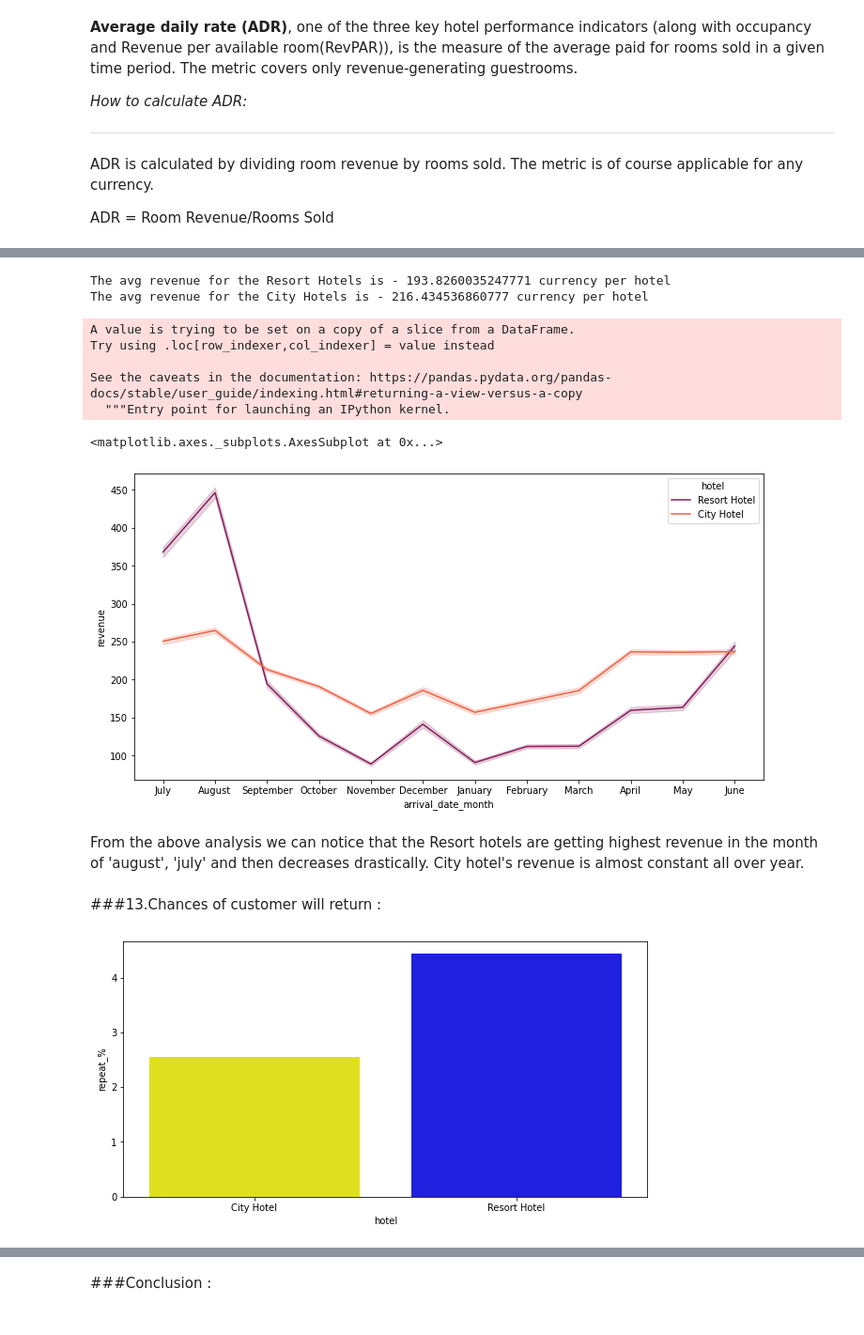
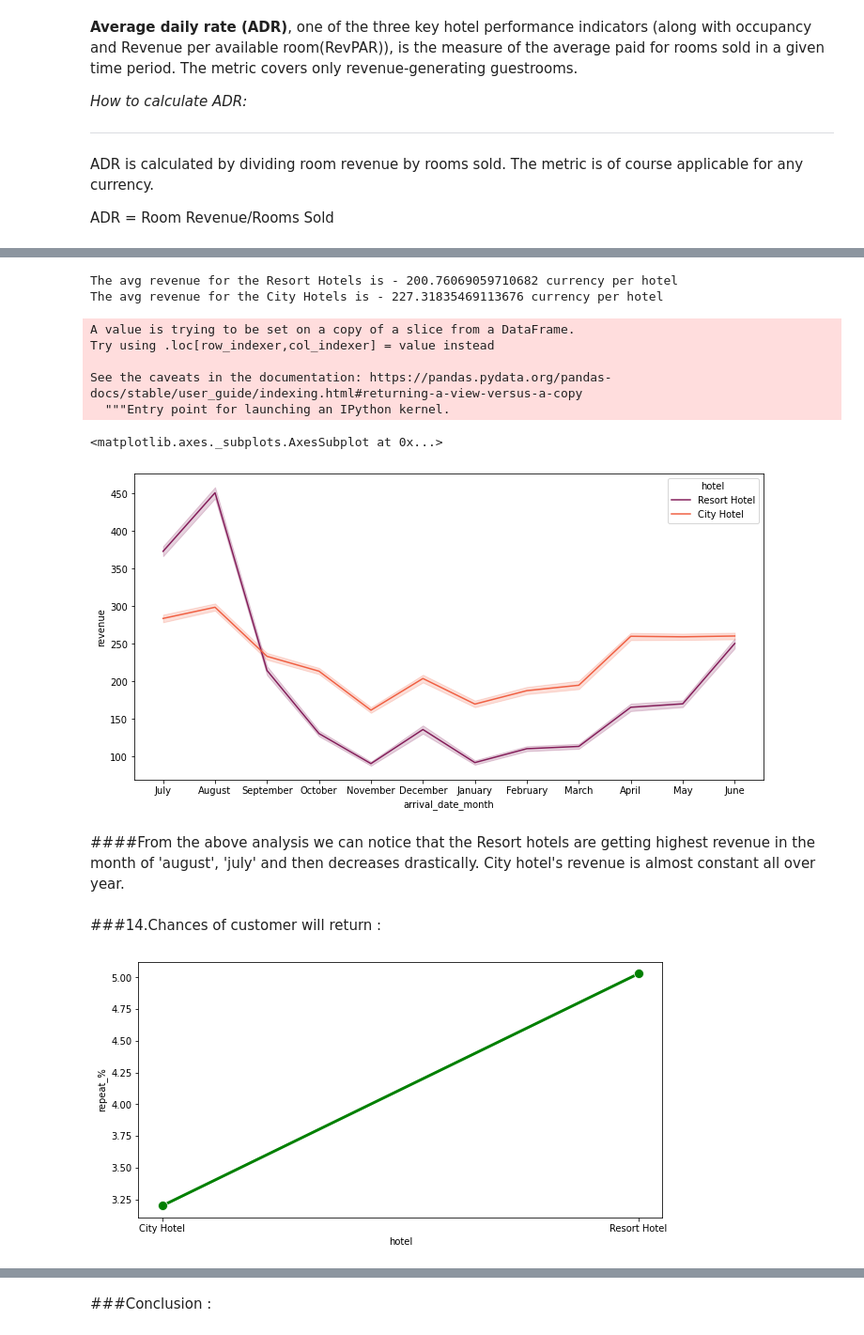
Before and after one commit to Nimisha-Nooti/hotel-data-analysis, a Jupyter notebook: Group_EDA_Hotel_Booking_Analysis_Capstone_Project.ipynb, the cells around one changed output, grey strips where cells are left out. Shown at 94% size. Cells and saved outputs as stored; diff of their text form; code cells hidden in the pictures.

```diff
--- a/Group_EDA_Hotel_Booking_Analysis_Capstone_Project.ipynb
+++ b/Group_EDA_Hotel_Booking_Analysis_Capstone_Project.ipynb
@@ -91,3 +104,7 @@ sns.heatmap(new_hotel_df.isnull(),yticklabels=False,cbar=False,cmap='viridis')
+# %%
+# Removing duplicate rows:
+new_hotel_df[new_hotel_df.duplicated()]
+new_hotel_df.drop_duplicates(inplace = True)
 # %%
 # sorting null values of the above 4 columns
 No_Null_company_df = new_hotel_df[~new_hotel_df['company'].isna()]
@@ -668,20 +689,19 @@ Now, Rooms sold are calculated based on no. of booking ie., no. of aduld booking
 # %%
 No_Null_children_df['revenue'] = No_Null_children_df['adr'] * (No_Null_children_df['adults']+No_Null_children_df['children'])
+
 # Resort hotels revenue
-
 resort_revenue = No_Null_children_df.loc[(No_Null_children_df.is_canceled == 0)&(No_Null_children_df.hotel == 'Resort Hotel'),'revenue']
 avg_room_revenue_1 = resort_revenue.mean()
 print(f"The avg revenue for the Resort Hotels is - {avg_room_revenue_1} currency per hotel")
 
 
 # city hotels revenue
-
 city_revenue = No_Null_children_df.loc[(No_Null_children_df.is_canceled == 0)&(No_Null_children_df.hotel == 'City Hotel'), 'revenue']
 avg_room_revenue_2 = city_revenue.mean()
 print(f"The avg revenue for the City Hotels is - {avg_room_revenue_2} currency per hotel")
 # %% [output]
-The avg revenue for the Resort Hotels is - 193.8260035247771 currency per hotel
-The avg revenue for the City Hotels is - 216.434536860777 currency per hotel
+The avg revenue for the Resort Hotels is - 200.76069059710682 currency per hotel
+The avg revenue for the City Hotels is - 227.31835469113676 currency per hotel
 A value is trying to be set on a copy of a slice from a DataFrame.
 Try using .loc[row_indexer,col_indexer] = value instead
 
@@ -692,30 +712,30 @@ plt.figure(figsize = (12,6))
 sns.lineplot(x='arrival_date_month', y='revenue', hue='hotel', data= No_Null_children_df, palette='rocket')
 # %% [output]
 <matplotlib.axes._subplots.AxesSubplot at 0x...>
-[figure, old version]
+[figure, new version]
 # %% [markdown]
-From the above analysis we can notice that the Resort hotels are getting highest revenue in the month of 'august', 'july' and then decreases drastically. City hotel's revenue is almost constant all over year.
+####From the above analysis we can notice that the Resort hotels are getting highest revenue in the month of 'august', 'july' and then decreases drastically. City hotel's revenue is almost constant all over year.
 # %% [markdown]
-###13.Chances of customer will return :
+###14.Chances of customer will return :
 # %%
 grouped_by_hotel = new_hotel_df.groupby('hotel')
 
 # Selecting th repeated customers booking and counting them
 repeated_data =new_hotel_df[new_hotel_df['is_repeated_guest']==1]
 repeated_group =repeated_data.groupby('hotel')
 D01=pd.DataFrame(repeated_group.size()).rename(columns ={0: 'total_repeated_guests'})
 
 #Total booking
 total_booking = grouped_by_hotel.size()
 D02= pd.DataFrame(total_booking).rename(columns={0:"total_booking"})
 D03=pd.concat([D01,D02],axis =1)
 
 # Calculating repear %
 D03['repeat_%']=round((D03["total_repeated_guests"]/D03["total_booking"])*100,2)
 
 plt.figure(figsize = (10,5))
-sns.barplot(x = D03.index , y=D03["repeat_%"],palette=['yellow','blue'])
+sns.lineplot(x = D03.index , y=D03["repeat_%"], linewidth=3, color ='g', markersize=10, marker='o')
 plt.show()
 # %% [output]
-[figure, old version]
+[figure, new version]
 # %% [markdown]
```
Also changed, not shown: parts of 63 cells of this notebook.
